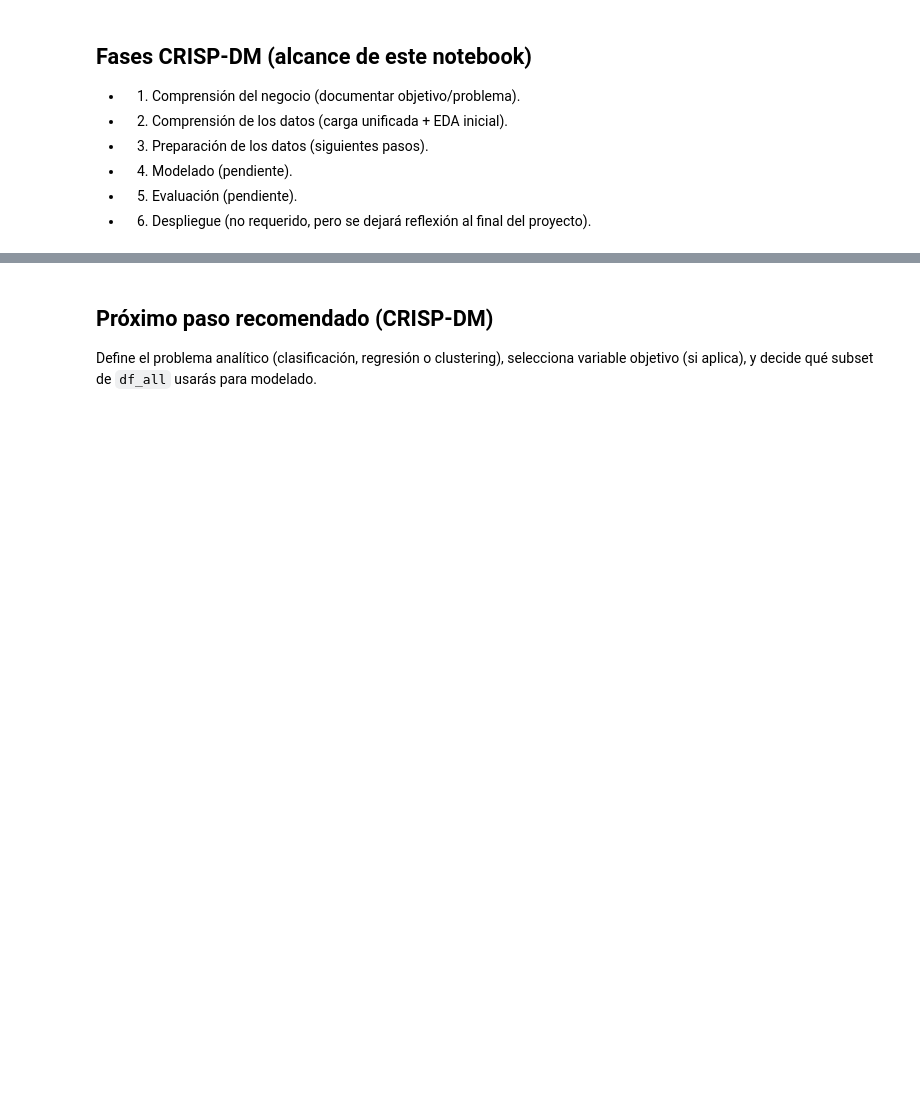
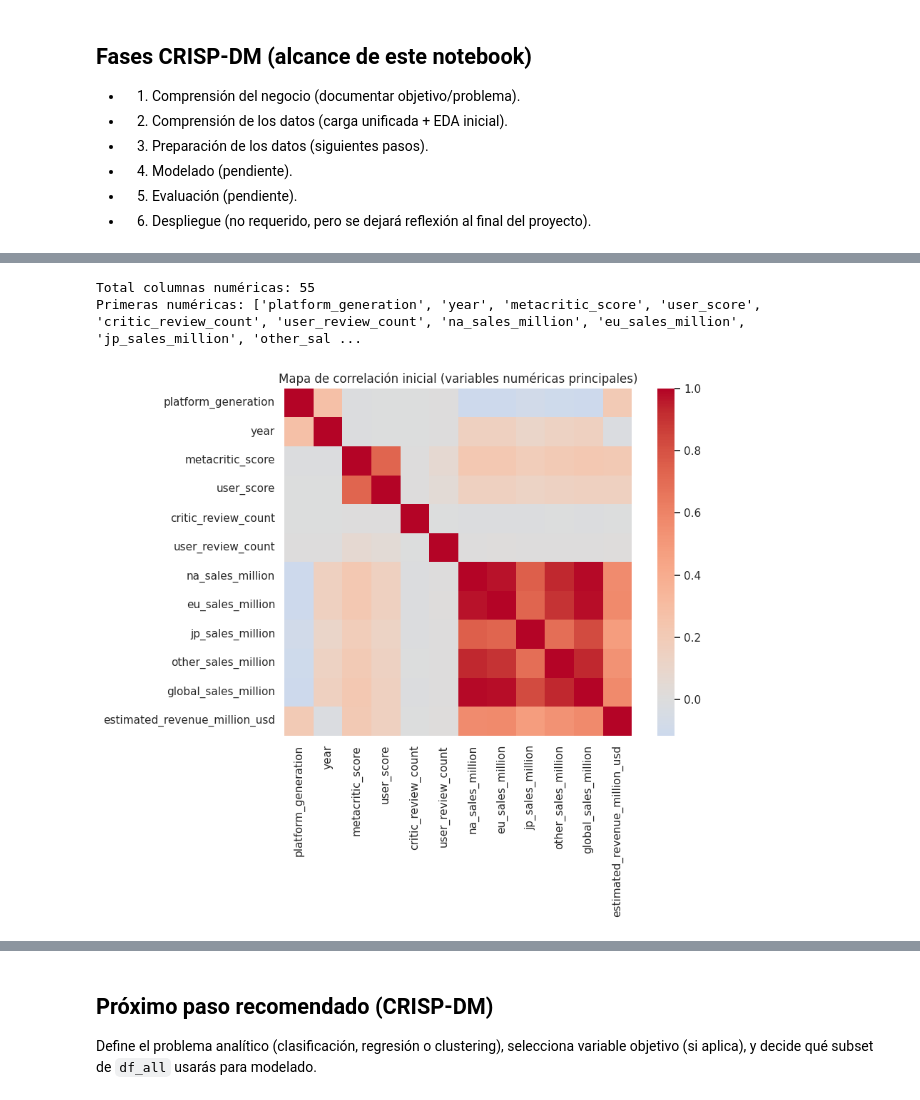
Before and after one commit to thetygerpotatto/CSfinal, a Jupyter notebook: gamess.ipynb, the cells around one changed output, grey strips where cells are left out. Drawn from its saved outputs; the diff is of its cells as text; code cells hidden in the pictures; blank space fills up the shorter version.

Commit message:
correct

```diff
--- a/gamess.ipynb
+++ b/gamess.ipynb
@@ -63,9 +108,11 @@ print(f"Tablas cargadas en raw_tables: {list(raw_tables.keys())}")
 # %%
-# DataFrame unificado con todos los CSV
-df_all = pd.concat(frames, ignore_index=True, sort=False)
+print("\n" + "="*60)
+print("RESULTADO: DataFrame unificado (mergeado correctamente)")
+print("="*60)
+print(f"Forma: {df_all.shape}")
+print(f"Número de columnas: {len(df_all.columns)}")
+print(f"\nPrimeras filas:")
+display(df_all.head())
 
-print("Forma del DataFrame unificado:", df_all.shape)
-print("Número de columnas:", len(df_all.columns))
-
-display(df_all.head())
+print(f"\nMuestra aleatoria:")
 display(df_all.sample(min(5, len(df_all)), random_state=42))
@@ -105,19 +209,25 @@ else:
 # %%
-# Visualización 3: correlación inicial en variables numéricas (hasta 12 columnas)
-numeric_valid = df_all.select_dtypes(include="number").copy()
-numeric_valid = numeric_valid.dropna(axis=1, how="all")
-numeric_valid = numeric_valid.loc[:, numeric_valid.nunique(dropna=True) > 1]
-corr_cols = numeric_valid.columns[:12]
+# Visualización 3: matriz de correlación de variables numéricas principales (subset)
+numeric_cols = df_all.select_dtypes(include="number").columns.tolist()
+print(f"Total columnas numéricas: {len(numeric_cols)}")
+print(f"Primeras numéricas: {numeric_cols[:15]}")
+
+# Seleccionar subset para visualizar
+corr_cols = numeric_cols[:12]  # Primeras 12 columnas numéricas
 
 if len(corr_cols) >= 2:
     corr_matrix = df_all[corr_cols].corr(numeric_only=True)
     plt.figure(figsize=(10, 8))
-    sns.heatmap(corr_matrix, cmap="coolwarm", center=0, annot=False)
-    plt.title("Mapa de correlación inicial (subset numérico)")
+    sns.heatmap(corr_matrix, cmap="coolwarm", center=0, annot=False, square=True)
+    plt.title("Mapa de correlación inicial (variables numéricas principales)")
     plt.tight_layout()
     plt.show()
 else:
     print("No hay suficientes columnas numéricas válidas para correlación.")
+# %% [output]
+Total columnas numéricas: 55
+Primeras numéricas: ['platform_generation', 'year', 'metacritic_score', 'user_score', 'critic_review_count', 'user_review_count', 'na_sales_million', 'eu_sales_million', 'jp_sales_million', 'other_sal ...
+[figure, added]
 # %%
 # (Opcional) Guardar dataset unificado para usarlo en otros notebooks/scripts
 output_path = Path("/home/diegono/VII/D.S./FIN/dataset_unificado.csv")
```
Also changed, not shown: parts of 7 cells of this notebook.
